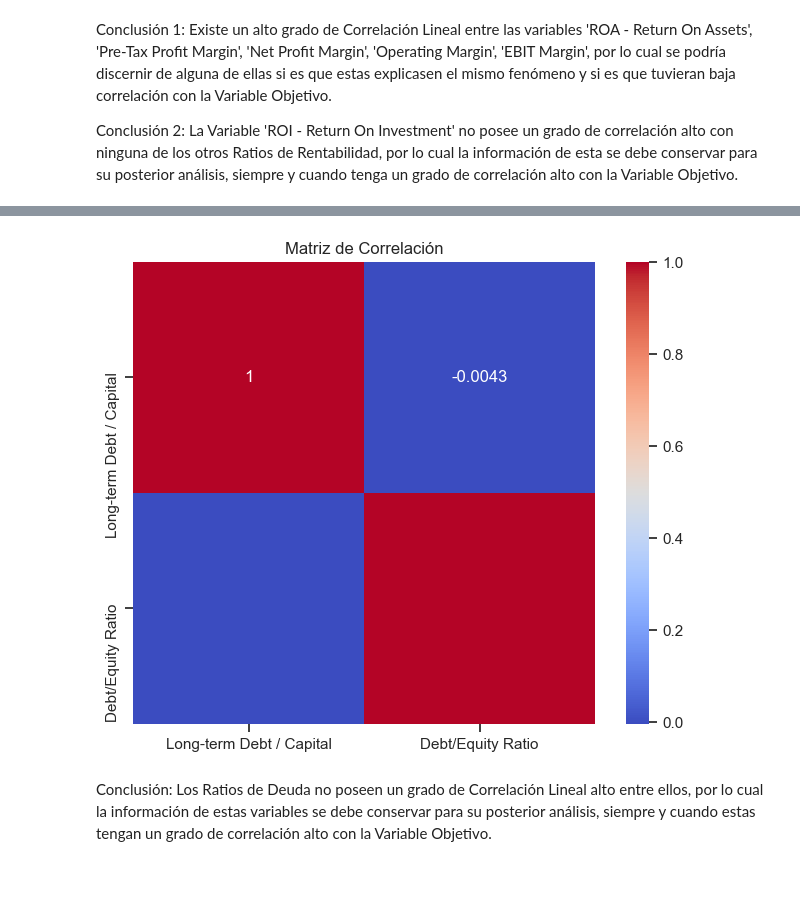
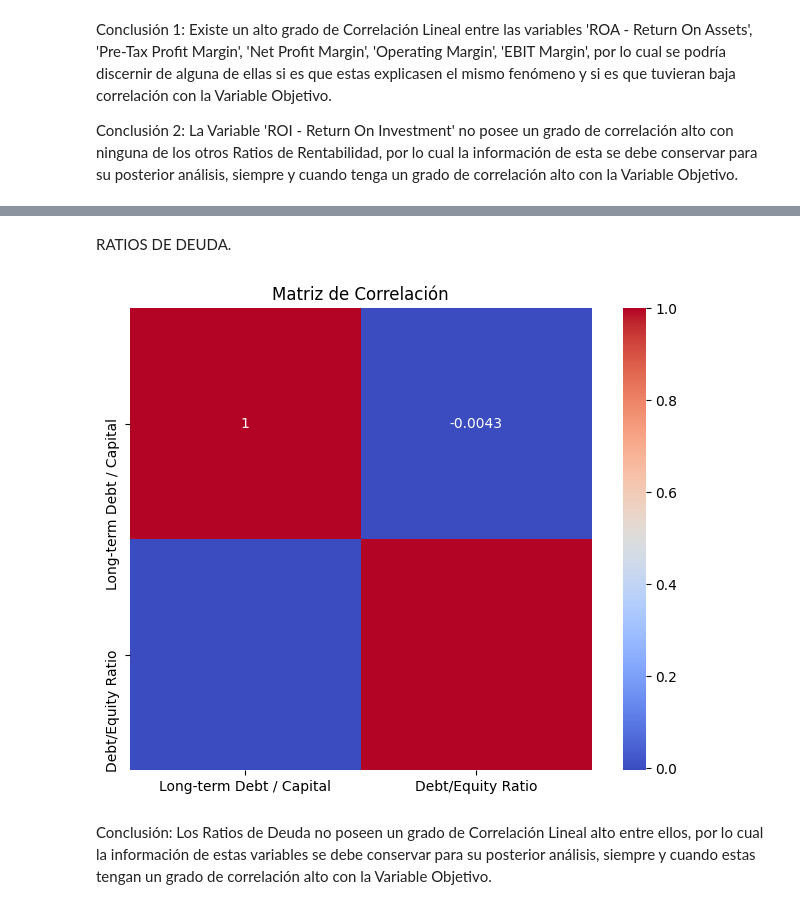
Before and after one commit to jfdonosom/Notebooks, a Jupyter notebook: Preentrega_DSII_Donoso_Mendieta.ipynb, the cells around one changed output, grey strips where cells are left out. Saved outputs shown, nothing was run; the diff lists cells and outputs as text; code cells hidden in the pictures; blank space fills up the shorter version.

```diff
--- a/Preentrega_DSII_Donoso_Mendieta.ipynb
+++ b/Preentrega_DSII_Donoso_Mendieta.ipynb
@@ -625,10 +633,3 @@ df.describe(include='string')
 | unique | 1377 | 7 | 11 | 678 |
 | top | Chevron Corporation | Media Inferior | Consumer Staples | DTE |
 | freq | 20 | 1495 | 1268 | 40 |
-# %%
-sns.set_theme(style="ticks")
-
-df1 = df[['Sector','Gross Margin',
-       'Operating Margin', 'EBIT Margin', 'EBITDA Margin',
-       'Pre-Tax Profit Margin', 'Net Profit Margin']]
-sns.pairplot(df1, hue='Sector')
@@ -803,16 +752,18 @@ Conclusión: Se Rechaza la Hipótesis Nula -> Existe una Alta Correlación entre
+# %% [markdown]
+RATIOS DE DEUDA.
 # %%
 # Coeficiente de Pearson.
 # Correlación entre Ratios de Deuda.
-df_margin = df[['Long-term Debt / Capital','Debt/Equity Ratio']]
-matriz_corr = df_margin.corr()
+df_deuda = df[['Long-term Debt / Capital','Debt/Equity Ratio']]
+matriz_corr = df_deuda.corr()
 
 # Gráfico de correlación
 plt.figure(figsize=(8, 6))
 sns.heatmap(matriz_corr, annot=True, cmap='coolwarm', square=True)
 plt.title('Matriz de Correlación')
 plt.show()
 # %% [output]
-[figure, old version]
+[figure, new version]
 # %% [markdown]
 Conclusión: Los Ratios de Deuda no poseen un grado de Correlación Lineal alto entre ellos, por lo cual la información de estas variables se debe conservar para su posterior análisis, siempre y cuando estas tengan un grado de correlación alto con la Variable Objetivo.
 # %%
```
Also changed, not shown: parts of 163 cells of this notebook.
